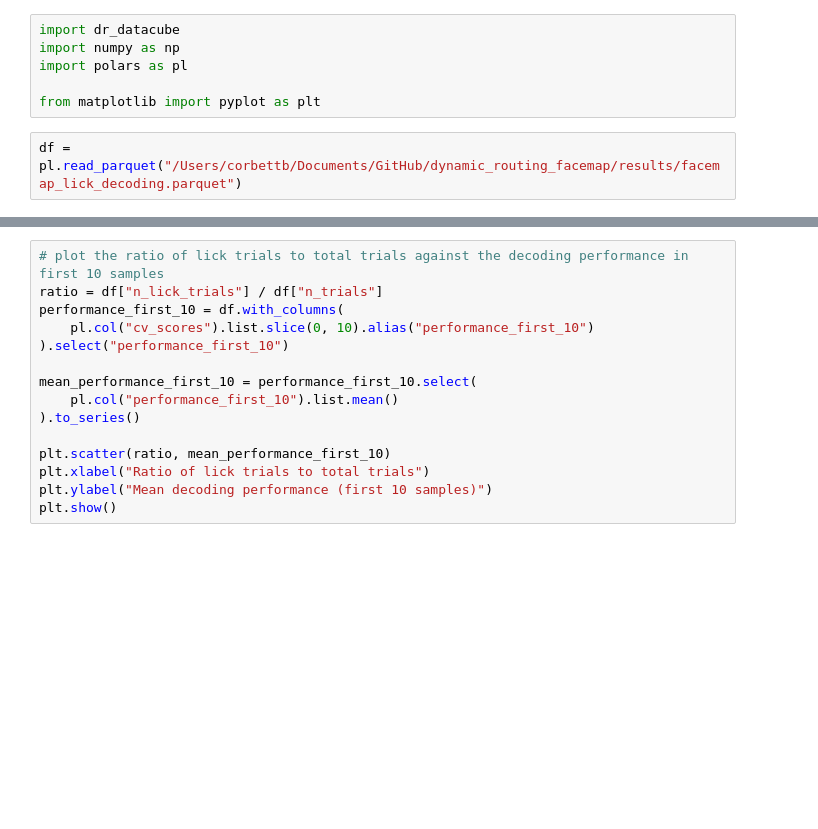
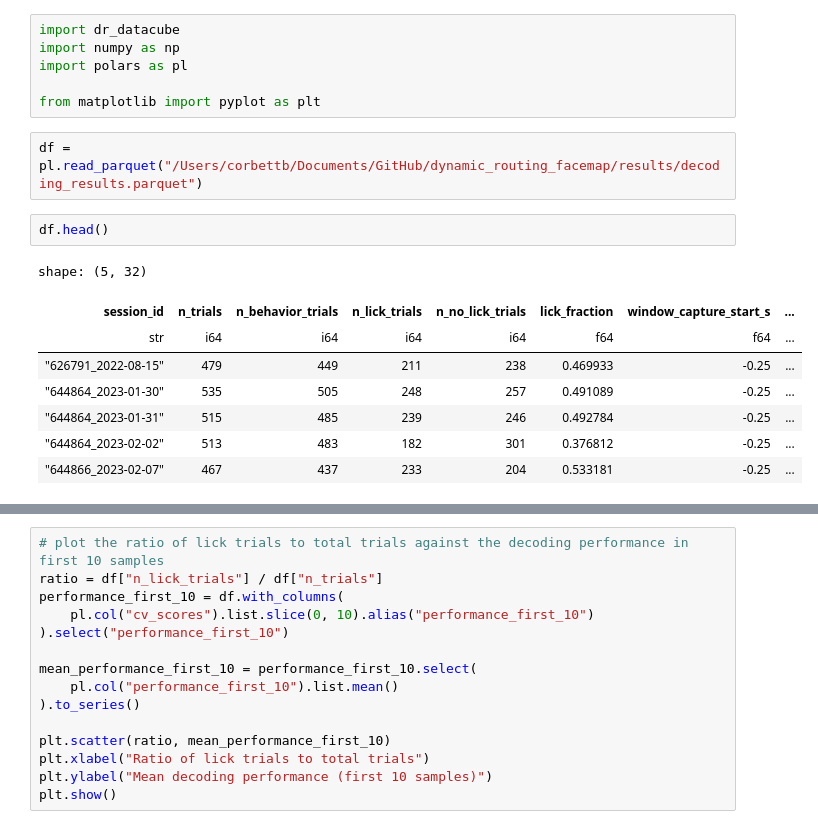
Before and after one commit to corbennett/dynamic_routing_facemap, a Jupyter notebook: analysis.ipynb, the cells around one changed output, grey strips where cells are left out. Cells and saved outputs as stored; diff of their text form; blank space fills up the shorter version.

```diff
--- a/analysis.ipynb
+++ b/analysis.ipynb
@@ -5,4 +5,15 @@ import polars as pl
 
 from matplotlib import pyplot as plt
 # %%
-df = pl.read_parquet("/Users/corbettb/Documents/GitHub/dynamic_routing_facemap/results/facemap_lick_decoding.parquet")
+df = pl.read_parquet("/Users/corbettb/Documents/GitHub/dynamic_routing_facemap/results/decoding_results.parquet")
+# %%
+df.head()
+# %% [output]
+shape: (5, 32)
+| session_id | n_trials | n_behavior_trials | n_lick_trials | n_no_lick_trials | lick_fraction | window_capture_start_s | ... |
+| str | i64 | i64 | i64 | i64 | f64 | f64 | ... |
+| "626791_2022-08-15" | 479 | 449 | 211 | 238 | 0.469933 | -0.25 | ... |
+| "644864_2023-01-30" | 535 | 505 | 248 | 257 | 0.491089 | -0.25 | ... |
+| "644864_2023-01-31" | 515 | 485 | 239 | 246 | 0.492784 | -0.25 | ... |
+| "644864_2023-02-02" | 513 | 483 | 182 | 301 | 0.376812 | -0.25 | ... |
+| "644866_2023-02-07" | 467 | 437 | 233 | 204 | 0.533181 | -0.25 | ... |
```
Also changed, not shown: parts of 2 cells of this notebook, 3 other files.
